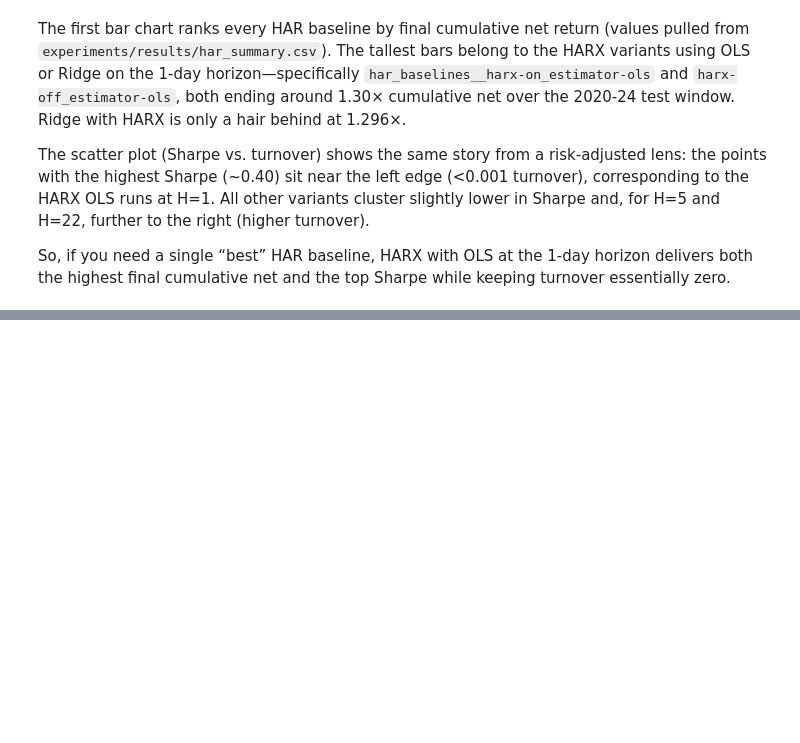
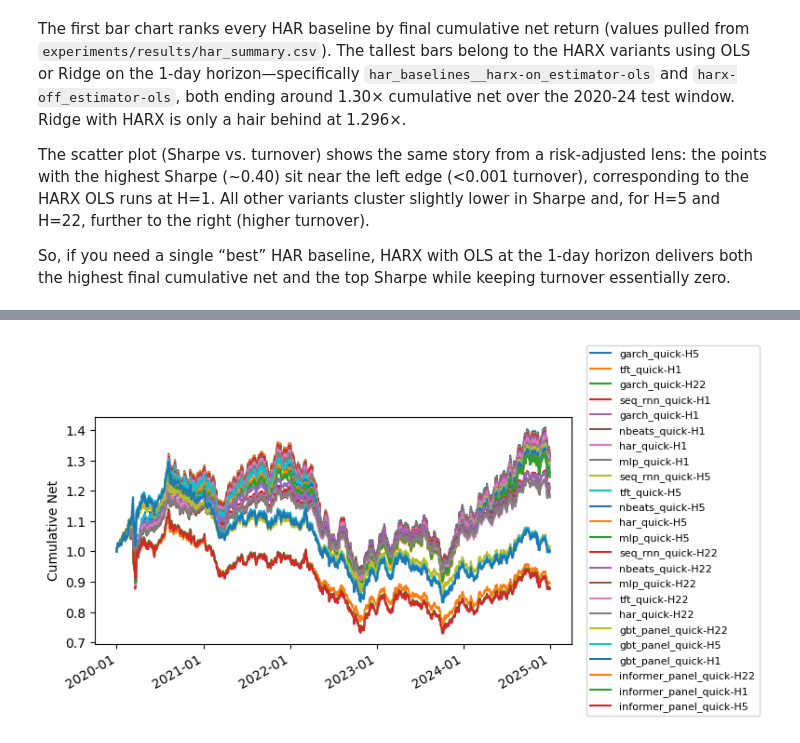
Before and after one commit to sonalilonkar1/vol-forecasting, a Jupyter notebook: notebooks/reports.ipynb, the cells around one changed output, grey strips where cells are left out. Drawn from its saved outputs; the diff is of its cells as text; code cells hidden in the pictures; blank space fills up the shorter version.

Commit message:
Added HAR-panel GBT/Informer baselines and quick-suite reporting assets

```diff
--- a/notebooks/reports.ipynb
+++ b/notebooks/reports.ipynb
@@ -142,0 +190,31 @@ display(Markdown("\n\n".join(f"- {line}" for line in analysis_lines)))
+# %%
+import pandas as pd
+summary = pd.read_csv("/Users/sonalilonkar/Desktop/Projects/DL_Project/vol-forecasting/experiments/results/quick_suite_summary.csv")
+# %%
+import matplotlib.pyplot as plt
+import matplotlib.dates as mdates
+from pathlib import Path
+
+fig, ax = plt.subplots(figsize=(10, 4))
+for _, row in summary.iterrows():
+    bt_path = Path(row["backtest"])
+    if not bt_path.is_absolute():
+        bt_path = REPO_ROOT / bt_path
+    if not bt_path.exists():
+        print(f"[skip] Missing backtest file: {bt_path}")
+        continue
+    bt = pd.read_csv(bt_path)
+    bt["date"] = pd.to_datetime(bt["date"])
+    ax.plot(bt["date"], bt["cum_net"], label=f'{row["experiment"]}-H{row["horizon"]}')
+ax.set_ylabel("Cumulative Net")
+ax.xaxis.set_major_locator(mdates.AutoDateLocator(maxticks=8))
+ax.xaxis.set_major_formatter(mdates.DateFormatter("%Y-%m"))
+fig.autofmt_xdate()
+handles, labels = ax.get_legend_handles_labels()
+if handles:
+    ax.legend(handles, labels, fontsize=8, loc="center left", bbox_to_anchor=(1.02, 0.5))
+fig.tight_layout(rect=[0, 0, 0.8, 1])
+fig.savefig(REPO_ROOT / "reports" / "figs" / "quick_suite_equity.png")
+plt.show()
+# %% [output]
+[figure, added]
```
Also changed, not shown: parts of 3 cells of this notebook, 5 other files.
